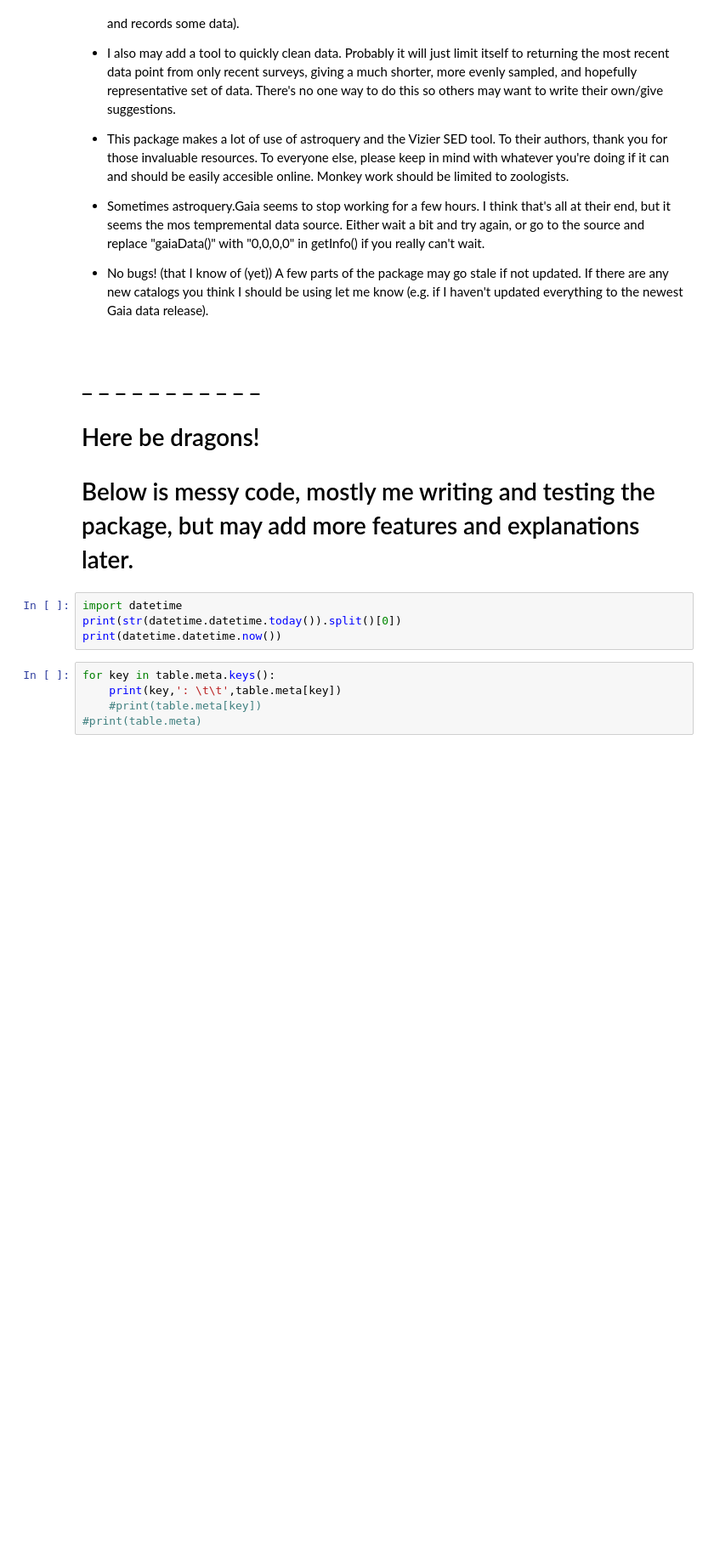
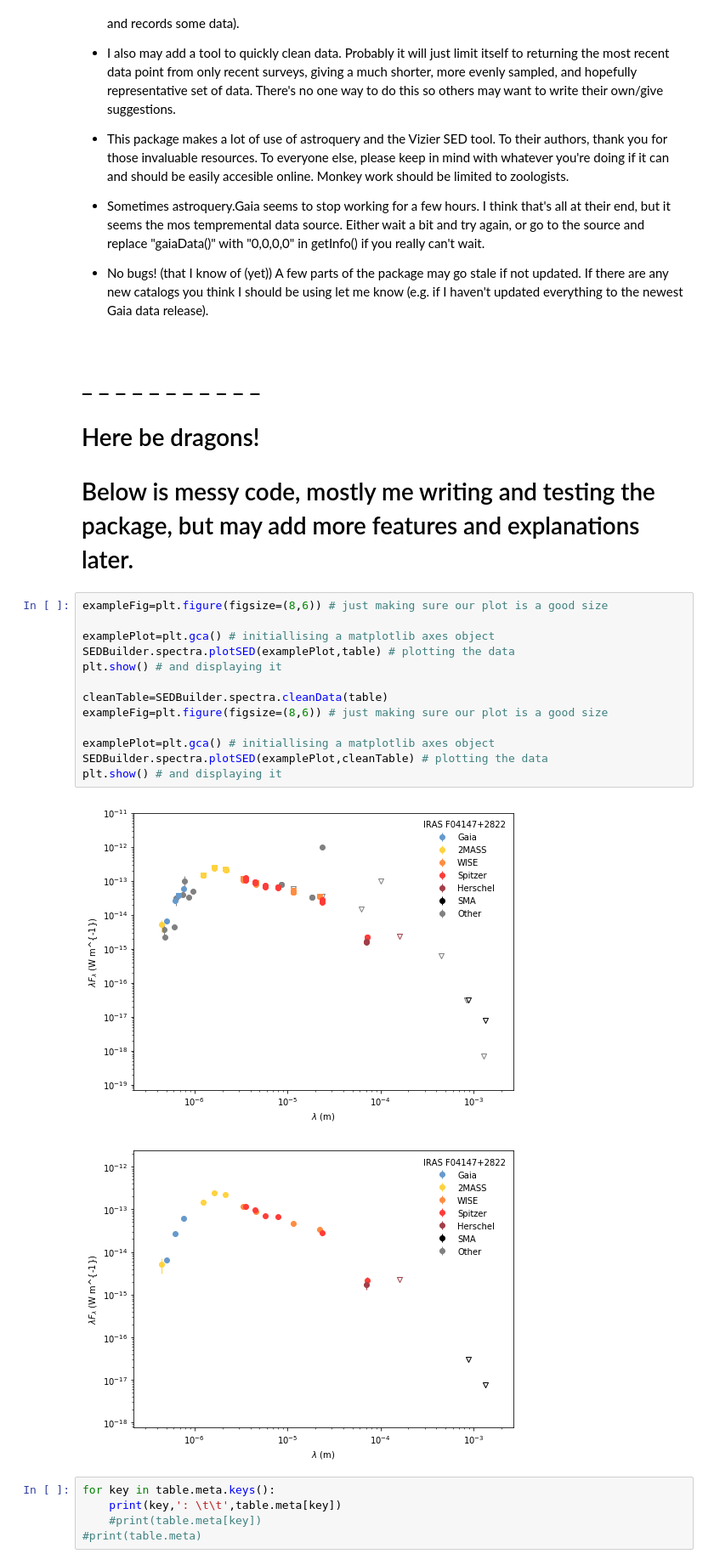
Before and after one commit to zpenoyre/SEDBuilder, a Jupyter notebook: introduction.ipynb, the cells around one changed output. Shown at 85% size. Cells and saved outputs as stored; diff of their text form; blank space fills up the shorter version.

Commit message:
Added a function to "clean" the data, selecting the most recent data point from a chosen set of telescopes and returning the reduced table

```diff
--- a/introduction.ipynb
+++ b/introduction.ipynb
@@ -312,10 +310,22 @@ Length = 34 rows
 # _ _ _ _ _ _ _ _ _ _ _
 # Here be dragons!
 # Below is messy code, mostly me writing and testing the package, but may add more features and explanations later.
-# %%
-import datetime
-print(str(datetime.datetime.today()).split()[0])
-print(datetime.datetime.now())
+# %%
+exampleFig=plt.figure(figsize=(8,6)) # just making sure our plot is a good size
+
+examplePlot=plt.gca() # initiallising a matplotlib axes object
+SEDBuilder.spectra.plotSED(examplePlot,table) # plotting the data
+plt.show() # and displaying it
+
+cleanTable=SEDBuilder.spectra.cleanData(table)
+exampleFig=plt.figure(figsize=(8,6)) # just making sure our plot is a good size
+
+examplePlot=plt.gca() # initiallising a matplotlib axes object
+SEDBuilder.spectra.plotSED(examplePlot,cleanTable) # plotting the data
+plt.show() # and displaying it
+# %% [output]
+[figure, added]
+[figure, added]
 # %%
 for key in table.meta.keys():
     print(key,': \t\t',table.meta[key])
```
Also changed, not shown: parts of 4 cells of this notebook, 1 other file.
